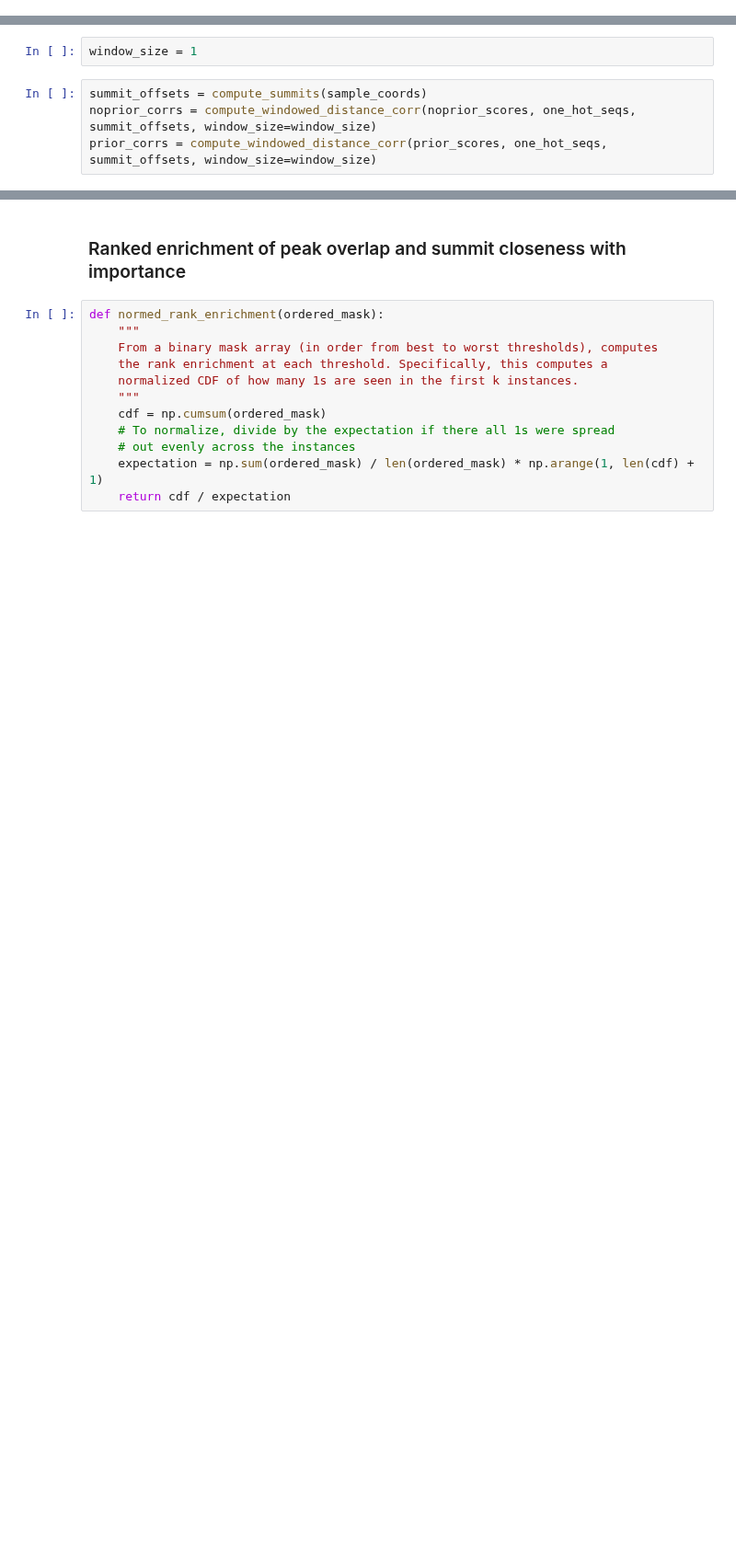
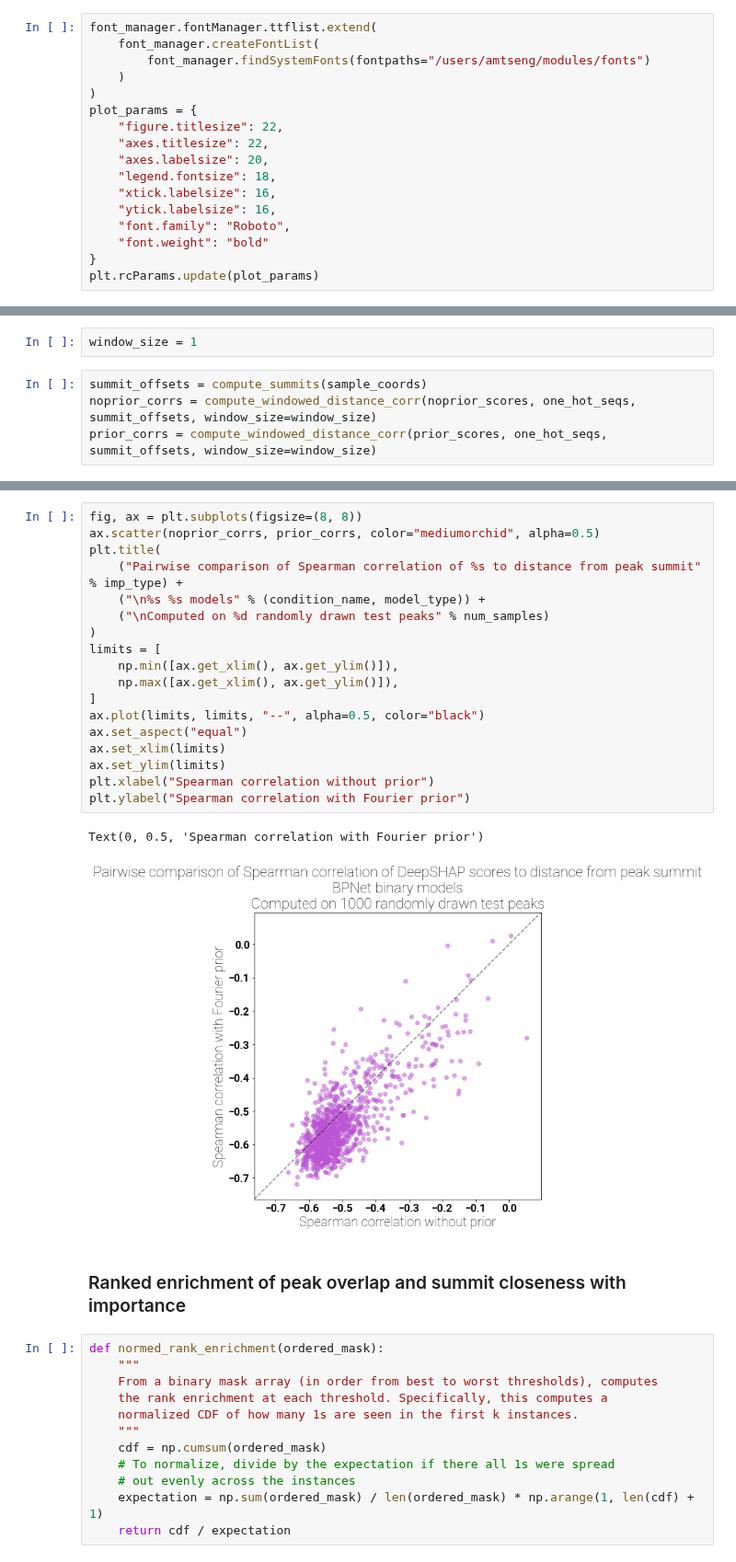
Before and after one commit to amtseng/fourier_attribution_priors, a Jupyter notebook: notebooks/importance_distance_to_summits.ipynb, the cells around one changed output, grey strips where cells are left out. Shown at 92% size. Saved outputs shown, nothing was run; the diff lists cells and outputs as text; blank space fills up the shorter version.

```diff
--- a/notebooks/importance_distance_to_summits.ipynb
+++ b/notebooks/importance_distance_to_summits.ipynb
@@ -20,6 +22,23 @@ import tqdm
 tqdm.tqdm_notebook()  # It is necessary to call this before the tqdm.notebook submodule is available
 # %% [output]
 Please use `tqdm.notebook.tqdm` instead of `tqdm.tqdm_notebook`
+# %%
+font_manager.fontManager.ttflist.extend(
+    font_manager.createFontList(
+        font_manager.findSystemFonts(fontpaths="/users/amtseng/modules/fonts")
+    )
+)
+plot_params = {
+    "figure.titlesize": 22,
+    "axes.titlesize": 22,
+    "axes.labelsize": 20,
+    "legend.fontsize": 18,
+    "xtick.labelsize": 16,
+    "ytick.labelsize": 16,
+    "font.family": "Roboto",
+    "font.weight": "bold"
+}
+plt.rcParams.update(plot_params)
 # %% [markdown]
 ### Define paths for the model and data of interest
 # %%
@@ -364,3 +380,24 @@ One-sided paired t-test p: 0.000000
+# %%
+fig, ax = plt.subplots(figsize=(8, 8))
+ax.scatter(noprior_corrs, prior_corrs, color="mediumorchid", alpha=0.5)
+plt.title(
+    ("Pairwise comparison of Spearman correlation of %s to distance from peak summit" % imp_type) +
+    ("\n%s %s models" % (condition_name, model_type)) +
+    ("\nComputed on %d randomly drawn test peaks" % num_samples)
+)
+limits = [
+    np.min([ax.get_xlim(), ax.get_ylim()]),
+    np.max([ax.get_xlim(), ax.get_ylim()]),
+]
+ax.plot(limits, limits, "--", alpha=0.5, color="black")
+ax.set_aspect("equal")
+ax.set_xlim(limits)
+ax.set_ylim(limits)
+plt.xlabel("Spearman correlation without prior")
+plt.ylabel("Spearman correlation with Fourier prior")
+# %% [output]
+Text(0, 0.5, 'Spearman correlation with Fourier prior')
+[figure, added]
 # %% [markdown]
 ### Ranked enrichment of peak overlap and summit closeness with importance
 # %%
```
Also changed, not shown: parts of 12 cells of this notebook.
